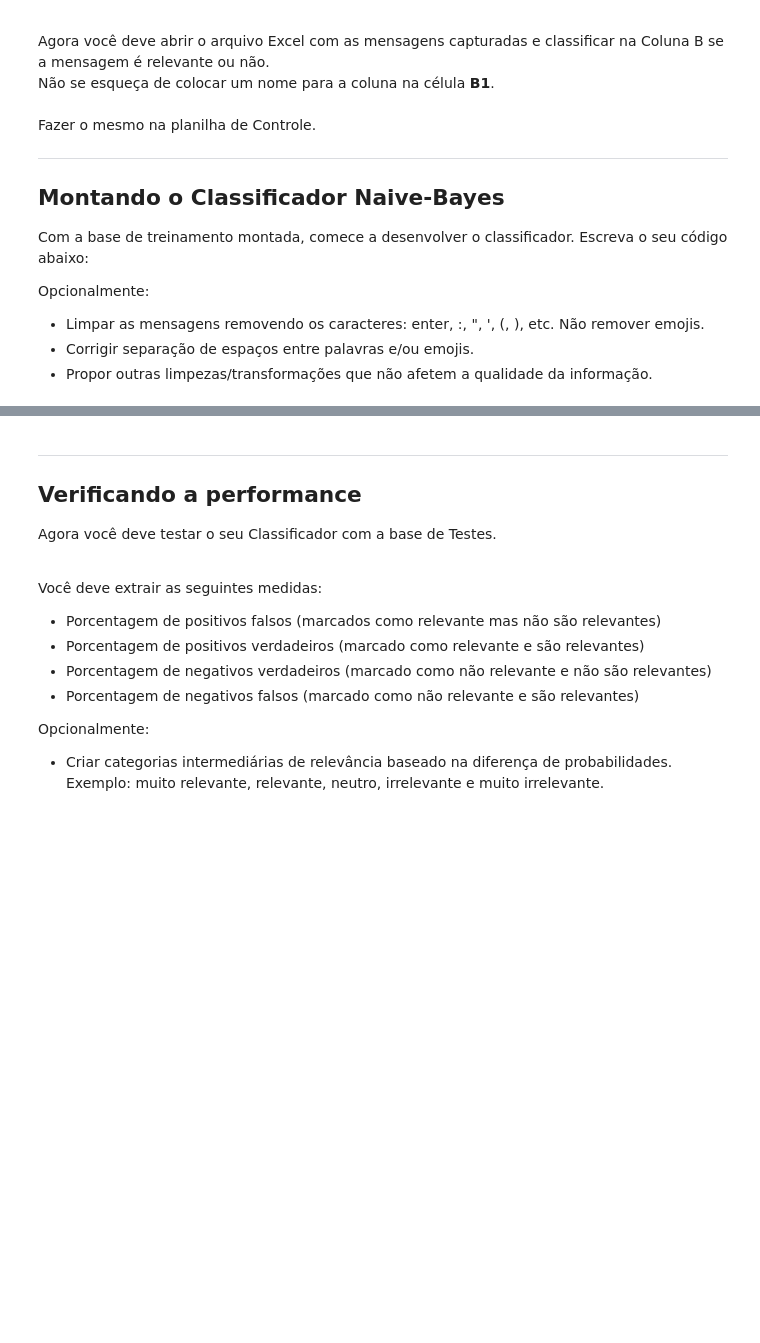
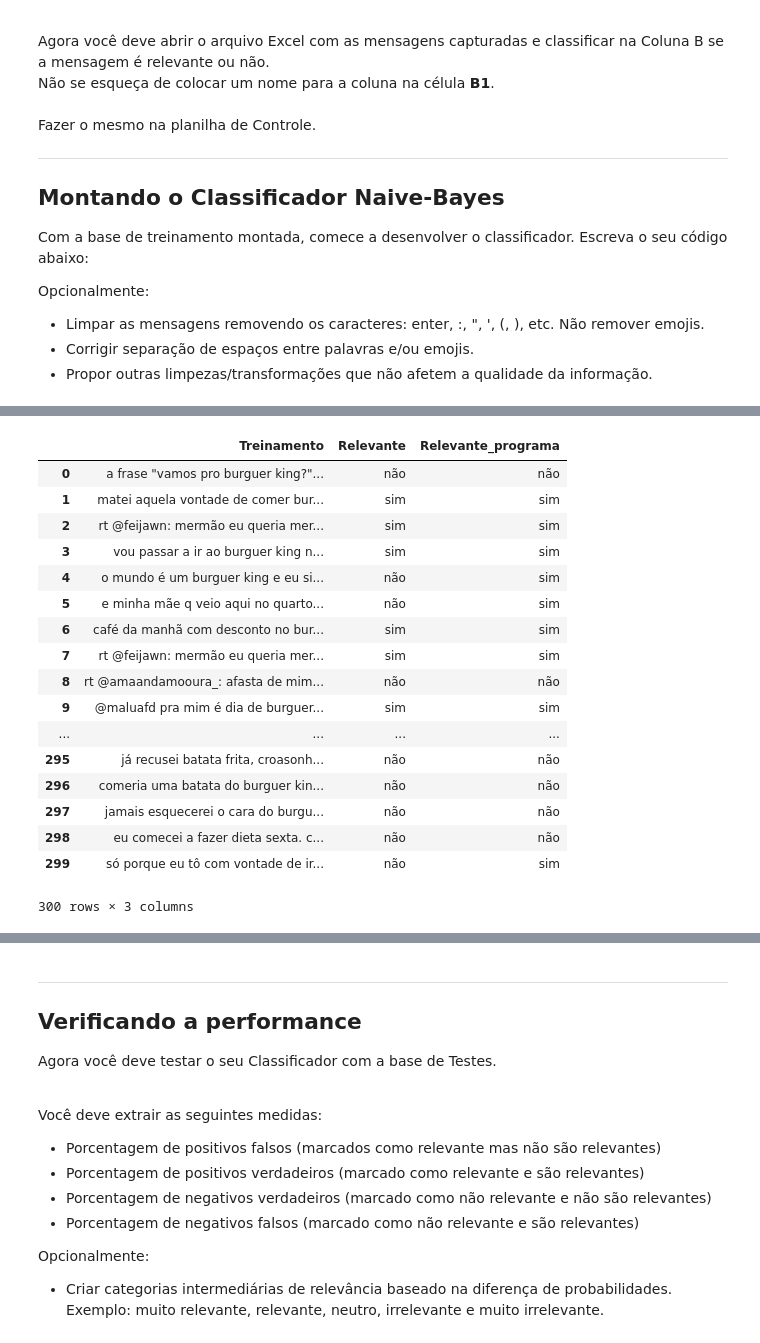
Before and after one commit to CabralxD/Ci-ncia_dos_dados_2017_projeto_2, a Jupyter notebook: Projeto02.ipynb, the cells around one changed output, grey strips where cells are left out. Cells and saved outputs as stored; diff of their text form; code cells hidden in the pictures; blank space fills up the shorter version.

```diff
--- a/Projeto02.ipynb
+++ b/Projeto02.ipynb
@@ -153,0 +452,16 @@ Opcionalmente:
+# %%
+#print(prob_cd_palavra)
+rel_pal=pd.Series(prob_cd_palavra) #lista de probabilidade de cada palavra de ser relevante
+# %%
+prob_nr_pal=[]
+for h in palavras_un_qtd.index:
+
+    if h in palavras_un_nrel_qtd:
+        prob_d_n_ser_relev = (palavras_un_nrel_qtd[h]+1)/((len(palavras_nrel_trei))+palavras_unic)
+
+    if h not in palavras_un_nrel_qtd:
+        prob_d_n_ser_relev = (1)/((len(palavras_nrel_trei))+palavras_unic)
+
+    prob_nr_pal.append([h, prob_d_n_ser_relev])
+
+#calculou-se a probabilidade de cada palavra da lista de não relevantes, de não ser relevante
@@ -153,0 +485,2 @@ Opcionalmente:
+# %%
+nrel_pal=pd.Series(prob_nr_pal)  #lista da probabilidade de cada palavra de não ser relevante
@@ -153,0 +539,2 @@ Opcionalmente:
+# %%
+relevancia_dados_treino=relevancia(dados_treinamento)
@@ -153,0 +543,23 @@ Opcionalmente:
+# %%
+dados_treinamento["Relevante_programa"]=relevancia_dados_treino
+dados_treinamento
+#comparando relevancia do programa com a relevancia manual.
+# %% [output]
+|  | Treinamento | Relevante | Relevante_programa |
+| 0 | a frase "vamos pro burguer king?"... | não | não |
+| 1 | matei aquela vontade de comer bur... | sim | sim |
+| 2 | rt @feijawn: mermão eu queria mer... | sim | sim |
+| 3 | vou passar a ir ao burguer king n... | sim | sim |
+| 4 | o mundo é um burguer king e eu si... | não | sim |
+| 5 | e minha mãe q veio aqui no quarto... | não | sim |
+| 6 | café da manhã com desconto no bur... | sim | sim |
+| 7 | rt @feijawn: mermão eu queria mer... | sim | sim |
+| 8 | rt @amaandamooura_: afasta de mim... | não | não |
+| 9 | @maluafd pra mim é dia de burguer... | sim | sim |
+| ... | ... | ... | ... |
+| 295 | já recusei batata frita, croasonh... | não | não |
+| 296 | comeria uma batata do burguer kin... | não | não |
+| 297 | jamais esquecerei o cara do burgu... | não | não |
+| 298 | eu comecei a fazer dieta sexta. c... | não | não |
+| 299 | só porque eu tô com vontade de ir... | não | sim |
+300 rows × 3 columns
```
Also changed, not shown: parts of 39 cells of this notebook.
